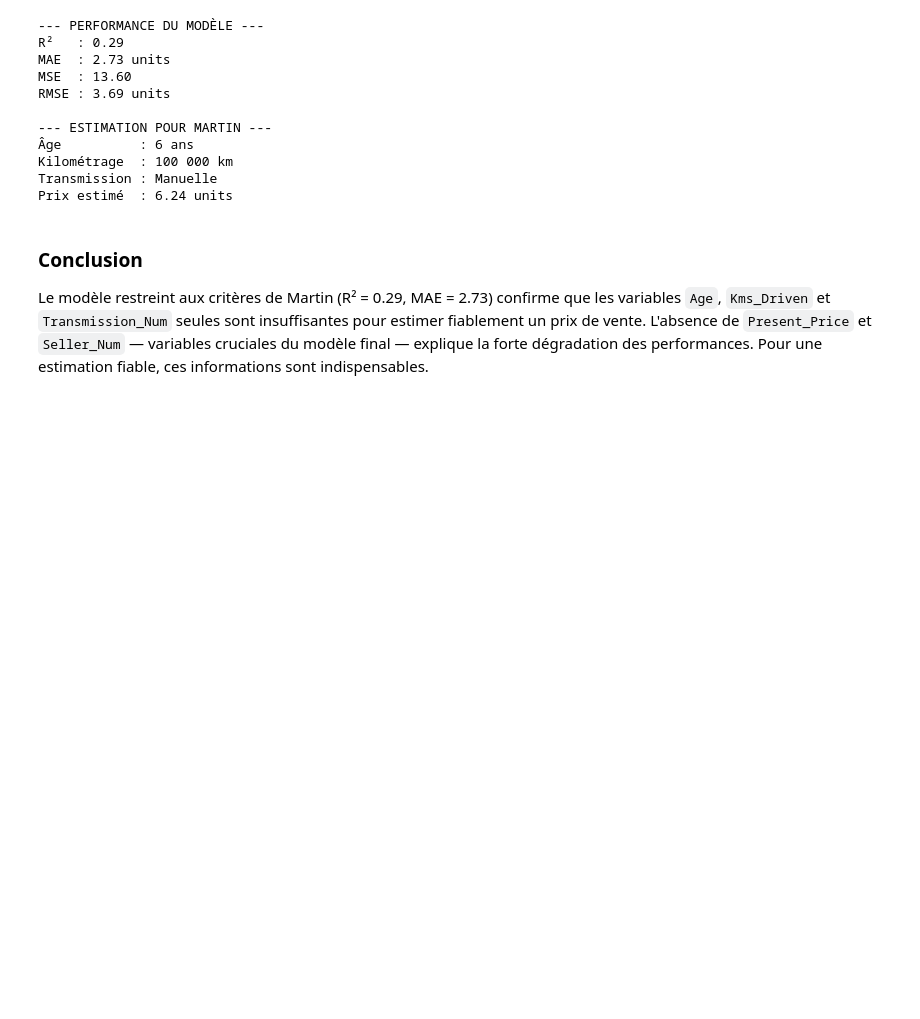
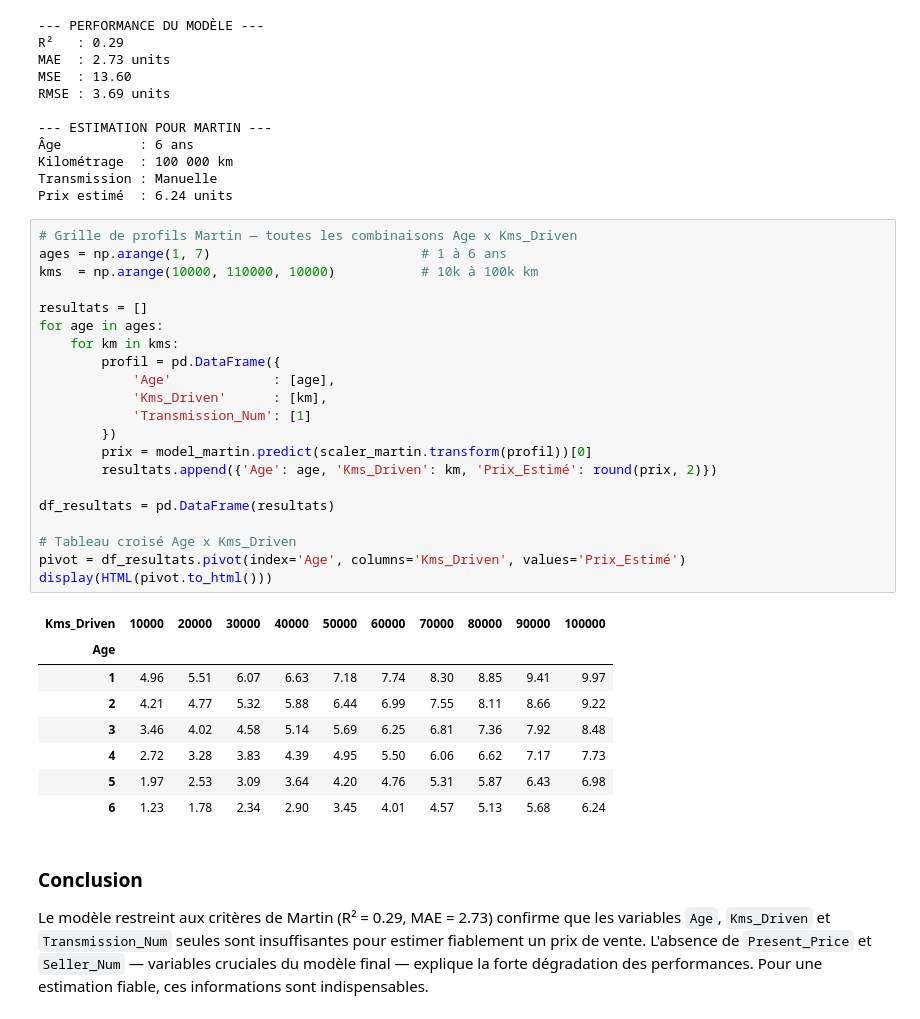
Before and after one commit to Paul-Emmanuel-Buffe/new-car, a Jupyter notebook: notebook/new-car.ipynb, the cells around one changed output. Drawn from its saved outputs; the diff is of its cells as text; blank space fills up the shorter version.

```diff
--- a/notebook/new-car.ipynb
+++ b/notebook/new-car.ipynb
@@ -927,6 +927,36 @@ RMSE : 3.69 units
 Kilométrage  : 100 000 km
 Transmission : Manuelle
 Prix estimé  : 6.24 units
+# %%
+# Grille de profils Martin — toutes les combinaisons Age x Kms_Driven
+ages = np.arange(1, 7)                           # 1 à 6 ans
+kms  = np.arange(10000, 110000, 10000)           # 10k à 100k km
+
+resultats = []
+for age in ages:
+    for km in kms:
+        profil = pd.DataFrame({
+            'Age'             : [age],
+            'Kms_Driven'      : [km],
+            'Transmission_Num': [1]
+        })
+        prix = model_martin.predict(scaler_martin.transform(profil))[0]
+        resultats.append({'Age': age, 'Kms_Driven': km, 'Prix_Estimé': round(prix, 2)})
+
+df_resultats = pd.DataFrame(resultats)
+
+# Tableau croisé Age x Kms_Driven
+pivot = df_resultats.pivot(index='Age', columns='Kms_Driven', values='Prix_Estimé')
+display(HTML(pivot.to_html()))
+# %% [output]
+| Kms_Driven | 10000 | 20000 | 30000 | 40000 | 50000 | 60000 | 70000 | 80000 | 90000 | 100000 |
+| Age |  |  |  |  |  |  |  |  |  |  |
+| 1 | 4.96 | 5.51 | 6.07 | 6.63 | 7.18 | 7.74 | 8.30 | 8.85 | 9.41 | 9.97 |
+| 2 | 4.21 | 4.77 | 5.32 | 5.88 | 6.44 | 6.99 | 7.55 | 8.11 | 8.66 | 9.22 |
+| 3 | 3.46 | 4.02 | 4.58 | 5.14 | 5.69 | 6.25 | 6.81 | 7.36 | 7.92 | 8.48 |
+| 4 | 2.72 | 3.28 | 3.83 | 4.39 | 4.95 | 5.50 | 6.06 | 6.62 | 7.17 | 7.73 |
+| 5 | 1.97 | 2.53 | 3.09 | 3.64 | 4.20 | 4.76 | 5.31 | 5.87 | 6.43 | 6.98 |
+| 6 | 1.23 | 1.78 | 2.34 | 2.90 | 3.45 | 4.01 | 4.57 | 5.13 | 5.68 | 6.24 |
 # %% [markdown]
 ### Conclusion
 
```
